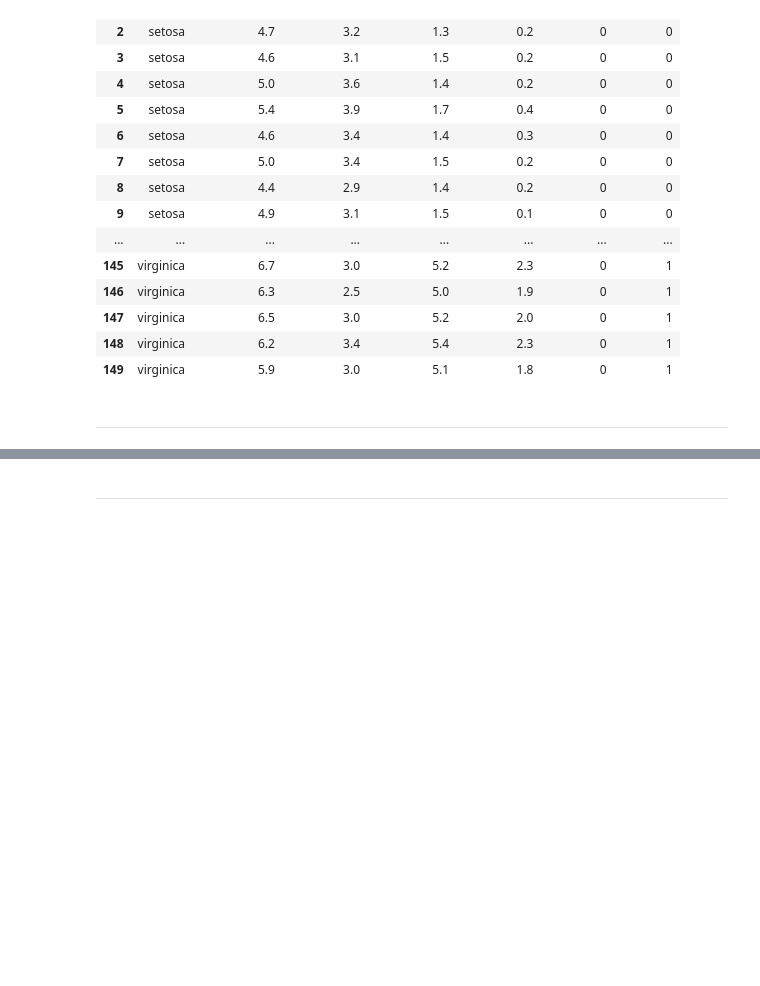
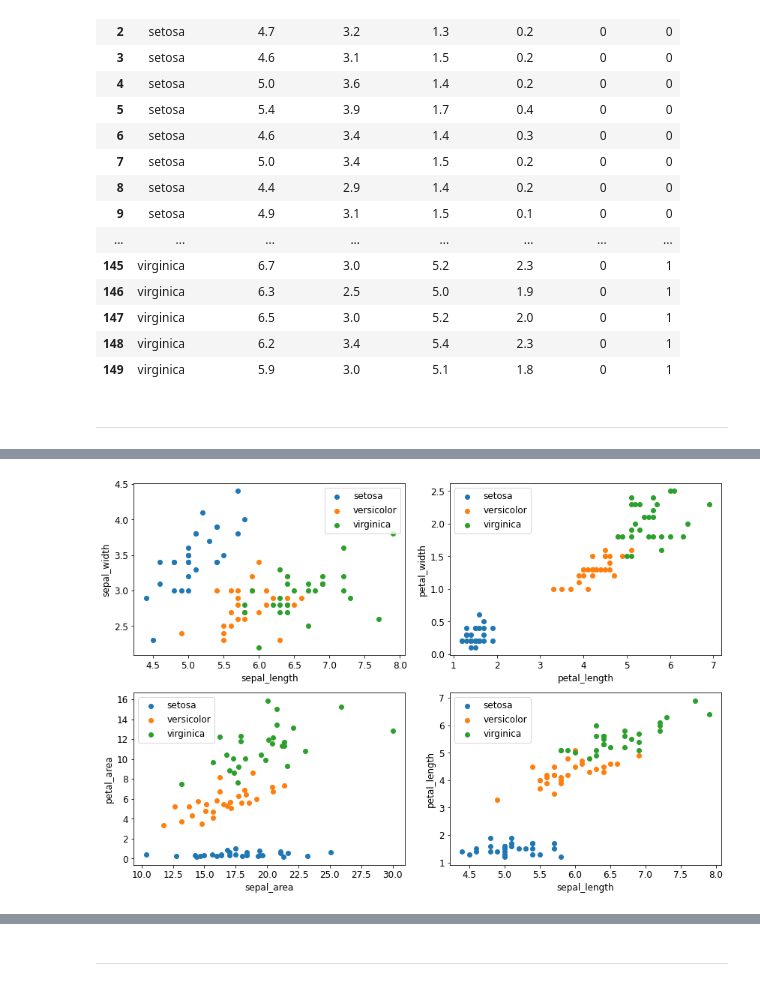
Before and after one commit to brandonjbryant/classification-exercises, a Jupyter notebook: Classification-exercises.ipynb, the cells around one changed output, grey strips where cells are left out. Cells and saved outputs as stored; diff of their text form; code cells hidden in the pictures; blank space fills up the shorter version.

```diff
--- a/Classification-exercises.ipynb
+++ b/Classification-exercises.ipynb
@@ -672,0 +741,13 @@ Create any other visualizations and run any other statistical tests you think wi
+# %%
+plt.subplot(2, 2, 1)
+scatter_by_species('sepal_length', 'sepal_width')
+plt.subplot(2, 2, 2)
+scatter_by_species('petal_length', 'petal_width')
+plt.subplot(2, 2, 3)
+scatter_by_species('sepal_area', 'petal_area')
+plt.subplot(2, 2, 4)
+scatter_by_species('sepal_length', 'petal_length')
+
+plt.tight_layout()
+# %% [output]
+[figure, added]
```
Also changed, not shown: parts of 35 cells of this notebook.
